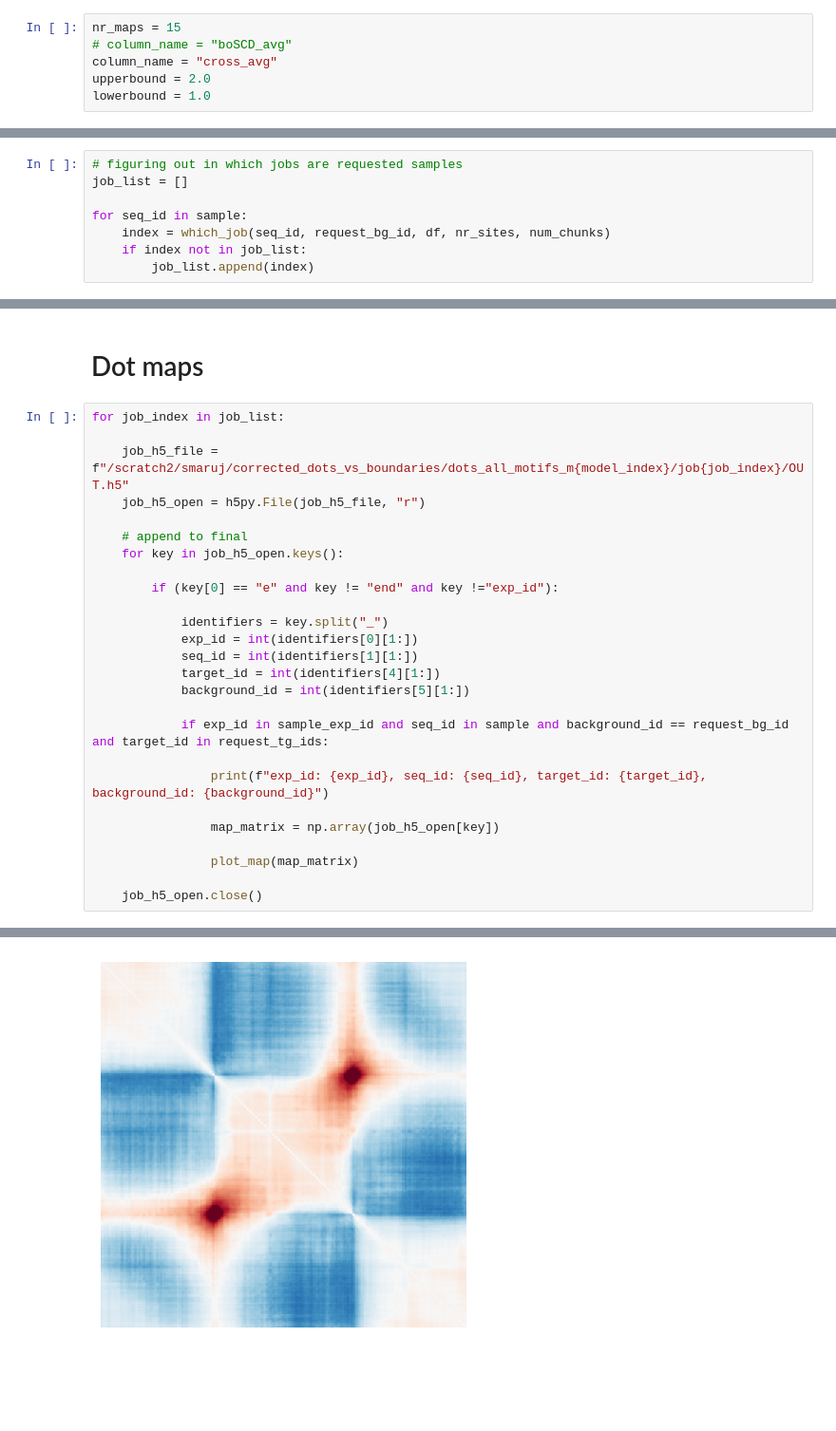
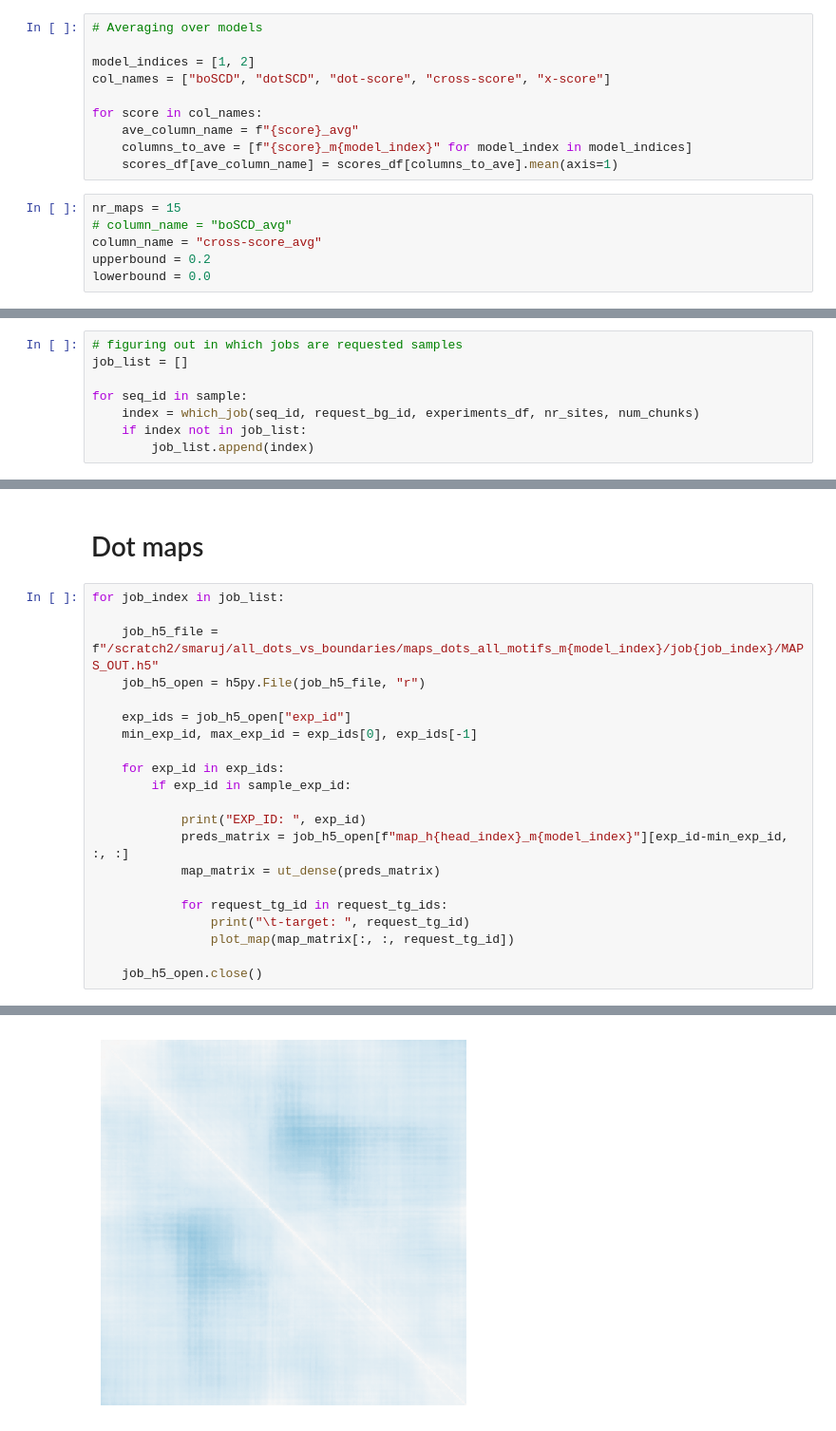
Before and after one commit to Fudenberg-Research-Group/akita_utils, a Jupyter notebook: bin/insert_virtual_dots_vs_boundaries/analysis/plotting_scores_exploration.ipynb, the cells around one changed output, grey strips where cells are left out. Shown at 95% size. Saved outputs shown, nothing was run; the diff lists cells and outputs as text; blank space fills up the shorter version.

```diff
--- a/bin/insert_virtual_dots_vs_boundaries/analysis/plotting_scores_exploration.ipynb
+++ b/bin/insert_virtual_dots_vs_boundaries/analysis/plotting_scores_exploration.ipynb
@@ -102,9 +88,19 @@ from random import sample
+# %%
+# Averaging over models
+
+model_indices = [1, 2]
+col_names = ["boSCD", "dotSCD", "dot-score", "cross-score", "x-score"]
+
+for score in col_names:
+    ave_column_name = f"{score}_avg"
+    columns_to_ave = [f"{score}_m{model_index}" for model_index in model_indices]
+    scores_df[ave_column_name] = scores_df[columns_to_ave].mean(axis=1)
 # %%
 nr_maps = 15
 # column_name = "boSCD_avg"
-column_name = "cross_avg"
-upperbound = 2.0
-lowerbound = 1.0
+column_name = "cross-score_avg"
+upperbound = 0.2
+lowerbound = 0.0
 # %%
 restricted_seq_ids = list(scores_df[(scores_df[column_name] <= upperbound) & (scores_df[column_name] > lowerbound)].seq_id)
 # %%
@@ -124,7 +120,7 @@ sample_exp_id = [nr_sites * request_bg_id + seq_id for seq_id in sample]
 job_list = []
 
 for seq_id in sample:
-    index = which_job(seq_id, request_bg_id, df, nr_sites, num_chunks)
+    index = which_job(seq_id, request_bg_id, experiments_df, nr_sites, num_chunks)
     if index not in job_list:
         job_list.append(index)
 # %%
@@ -164,27 +155,22 @@ for job_index in job_list:
 # %%
 for job_index in job_list:
 
-    job_h5_file = f"/scratch2/smaruj/corrected_dots_vs_boundaries/dots_all_motifs_m{model_index}/job{job_index}/OUT.h5"
+    job_h5_file = f"/scratch2/smaruj/all_dots_vs_boundaries/maps_dots_all_motifs_m{model_index}/job{job_index}/MAPS_OUT.h5"
     job_h5_open = h5py.File(job_h5_file, "r")
 
-    # append to final
-    for key in job_h5_open.keys():
+    exp_ids = job_h5_open["exp_id"]
+    min_exp_id, max_exp_id = exp_ids[0], exp_ids[-1]
 
-        if (key[0] == "e" and key != "end" and key !="exp_id"):
+    for exp_id in exp_ids:
+        if exp_id in sample_exp_id:
 
-            identifiers = key.split("_")
-            exp_id = int(identifiers[0][1:])
-            seq_id = int(identifiers[1][1:])
-            target_id = int(identifiers[4][1:])
-            background_id = int(identifiers[5][1:])
+            print("EXP_ID: ", exp_id)
+            preds_matrix = job_h5_open[f"map_h{head_index}_m{model_index}"][exp_id-min_exp_id, :, :]
+            map_matrix = ut_dense(preds_matrix)
 
-            if exp_id in sample_exp_id and seq_id in sample and background_id == request_bg_id and target_id in request_tg_ids:
-
-                print(f"exp_id: {exp_id}, seq_id: {seq_id}, target_id: {target_id}, background_id: {background_id}")
-
-                map_matrix = np.array(job_h5_open[key])
-
-                plot_map(map_matrix)
+            for request_tg_id in request_tg_ids:
+                print("\t-target: ", request_tg_id)
+                plot_map(map_matrix[:, :, request_tg_id])
 
     job_h5_open.close()
 # %% [output]
@@ -200 +191 @@ exp_id: 25451, seq_id: 2933, target_id: 3, background_id: 3
-[figure, old version]
+[figure, new version]
```
Also changed, not shown: parts of 16 cells of this notebook.
